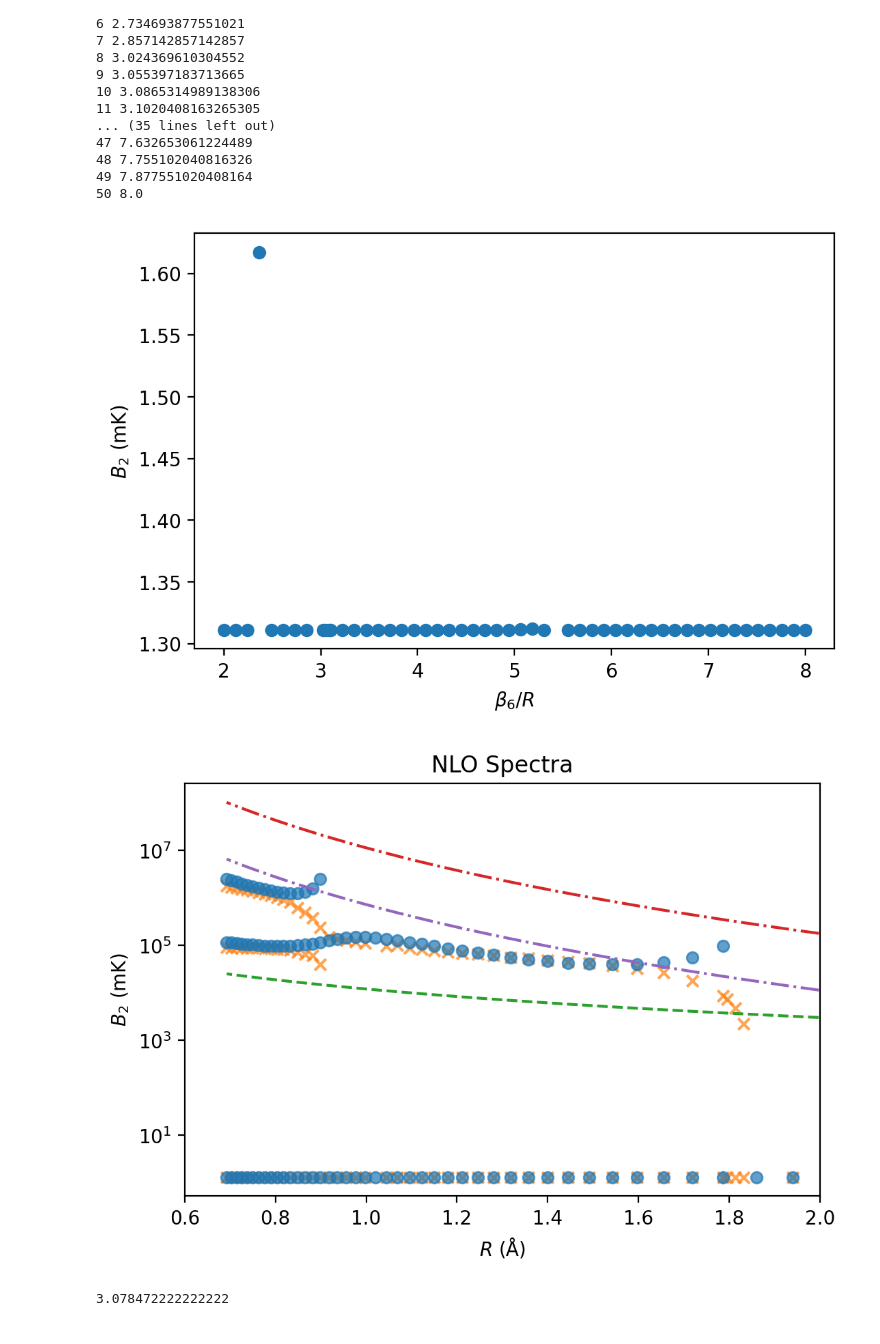
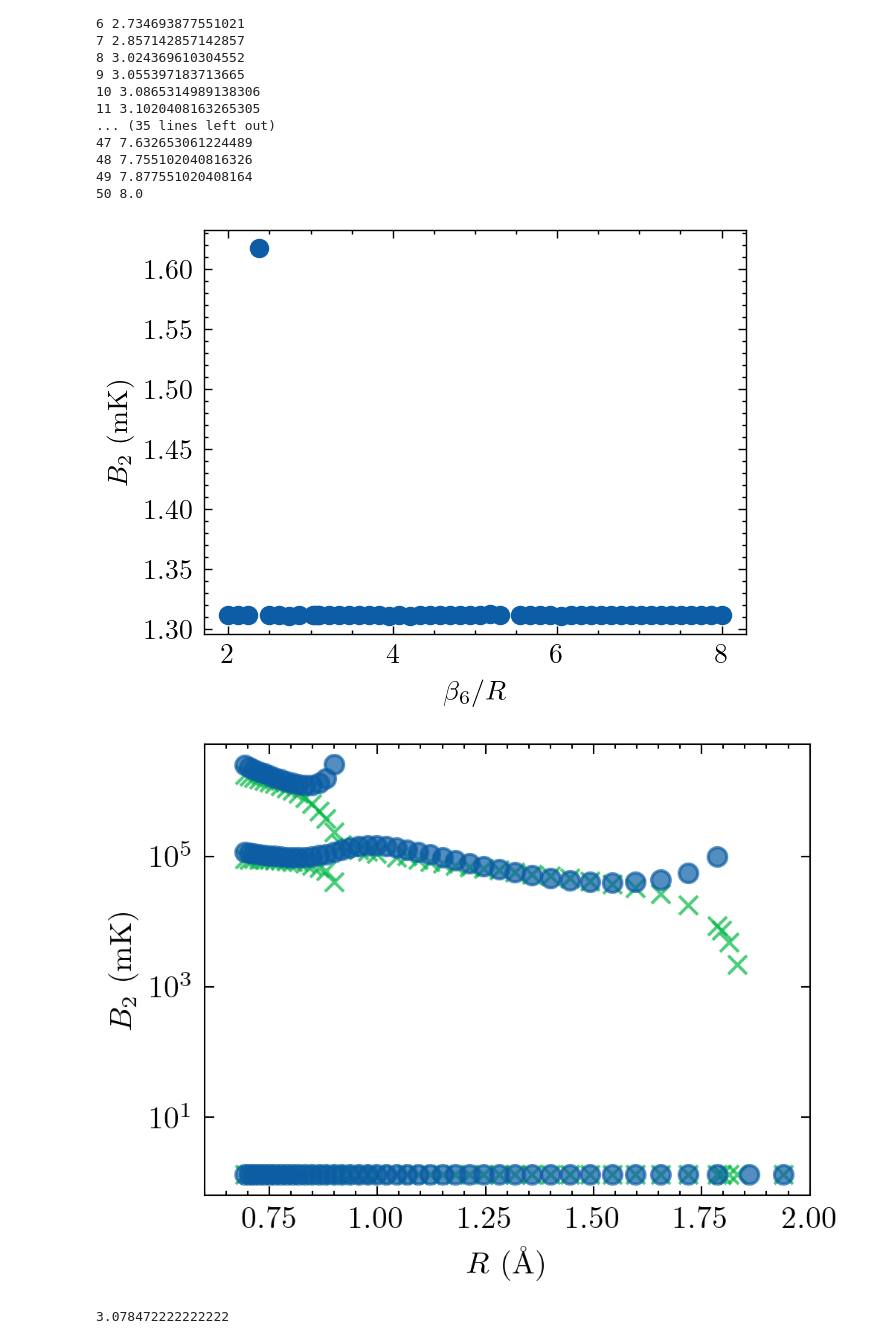
Before and after one commit to odell/vdw-nlo, a Jupyter notebook: Check NLO RG Flow - SemiLocal.ipynb, the cells around one changed output. Cells and saved outputs as stored; diff of their text form; code cells hidden in the pictures.

```diff
--- a/Check NLO RG Flow - SemiLocal.ipynb
+++ b/Check NLO RG Flow - SemiLocal.ipynb
@@ -6,10 +6,13 @@ The interaction is defined in `helium4.py`. It is nonlocal, and so is the counte
 import numpy as np
 from scipy import optimize
 import matplotlib.pyplot as plt
+import scienceplots
 
 import mu2
 
 import helium4plusplus as he4
+
+plt.style.use('science')
 # %%
 ELL = 0
 
@@ -113,41 +116,43 @@ ax.scatter(he4.BETA6/rg_flow[:, 0], b2s*1000)
 ax.set_xlabel(r'$\beta_6/R$')
 ax.set_ylabel(r'$B_2$ (mK)');
 # %% [output]
-[figure, old version]
+[figure, new version]
 # %%
 spectra_lo = np.loadtxt('datfiles/he4plusplus_spectra_nonlocal2.txt')
 # %%
-fig, ax = plt.subplots(dpi=200)
+fig, ax = plt.subplots(dpi=300)
 fig.patch.set_facecolor('white')
 
 for (R, spec) in zip(rg_flow[:, 0], spectra):
     for s in spec:
         ax.scatter(R, -1000*s, color='C1', marker='x', alpha=0.7)
 
 for row in spectra_lo:
     for s in row[1:]:
         if s != 0:
             ax.scatter(row[0], -1000*s, color='C0', alpha=0.7)
 
 ax.axvline(rg_flow[3, 0])
 
 ax.set_yscale('log')
 # ax.axvline(he4.BETA6/rg_flow[18, 0], color='C6', linestyle='--')
 # ax.axvline(he4.BETA6/rg_flow[19, 0], color='C6', linestyle='--')
 # ax.axhline(he4.R0, color='C1', linestyle='-')
 
-ax.plot(rg_flow[:, 0], 1000*1/(he4.MASS*rg_flow[:, 0]**2), color='C2', linestyle='--')
-ax.plot(rg_flow[:, 0], 1000*he4.C6/rg_flow[:, 0]**6, linestyle='-.', color='C3')
-ax.plot(rg_flow[:, 0], 1000*((1-np.exp(-1))**6 * he4.C6)/rg_flow[:, 0]**6, linestyle='-.', color='C4')
+# ax.plot(rg_flow[:, 0], 1000*1/(he4.MASS*rg_flow[:, 0]**2), color='C2', linestyle='--')
+# ax.plot(rg_flow[:, 0], 1000*he4.C6/rg_flow[:, 0]**6, linestyle='-.', color='C3')
+# ax.plot(rg_flow[:, 0], 1000*((1-np.exp(-1))**6 * he4.C6)/rg_flow[:, 0]**6, linestyle='-.', color='C4')
 
 # ax.set_ylim([0, 0.4e6])
 # ax.set_ylim([0, 0.01e6])
 ax.set_xlim([0.6, 2])
-ax.set_title('NLO Spectra')
+# ax.set_title('NLO Spectra')
 ax.set_xlabel(r'$R$ (Å)')
 ax.set_ylabel(r'$B_2$ (mK)');
+
+plt.savefig('figures/B2_lo_vs_nlo.png', dpi=300)
 # %% [output]
-[figure, old version]
+[figure, new version]
 # %%
 he4.BETA6/1.8
 # %% [output]
```
Also changed, not shown: parts of 2 cells of this notebook, 49 other files.
